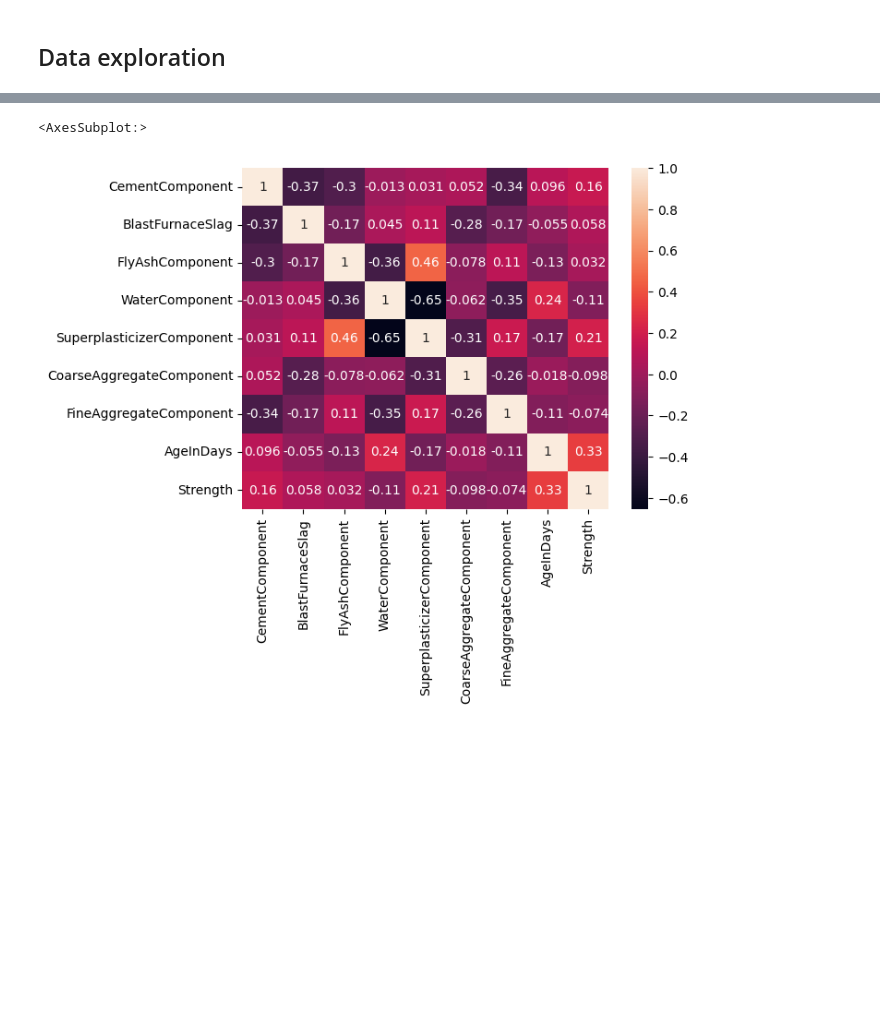
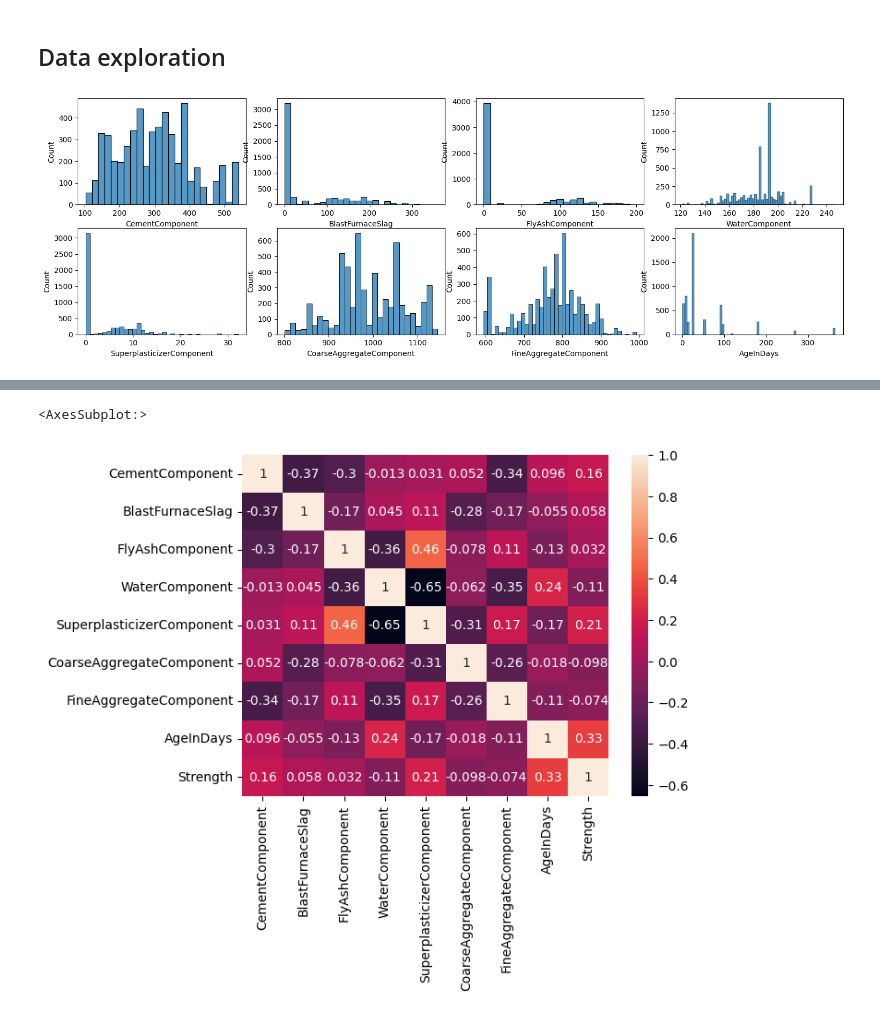
Before and after one commit to GrGLeo/Kaggle-Challenge, a Jupyter notebook: s3E9/explo.ipynb, the cells around one changed output, grey strips where cells are left out. Cells and saved outputs as stored; diff of their text form; code cells hidden in the pictures; blank space fills up the shorter version.

```diff
--- a/s3E9/explo.ipynb
+++ b/s3E9/explo.ipynb
@@ -42,2 +52,13 @@ df.shape
 # %% [markdown]
 ## Data exploration
+# %%
+fig,(ax1,ax2) = plt.subplots(2,4,figsize=(15,5))
+fig.tight_layout()
+
+for ax,col in zip(ax1,df.columns[:4]):
+    sns.histplot(df[col],ax=ax)
+
+for ax,col in zip(ax2,df.columns[4:]):
+    sns.histplot(df[col],ax=ax)
+# %% [output]
+[figure, added]
```
Also changed, not shown: parts of 25 cells of this notebook, 1 other file.
